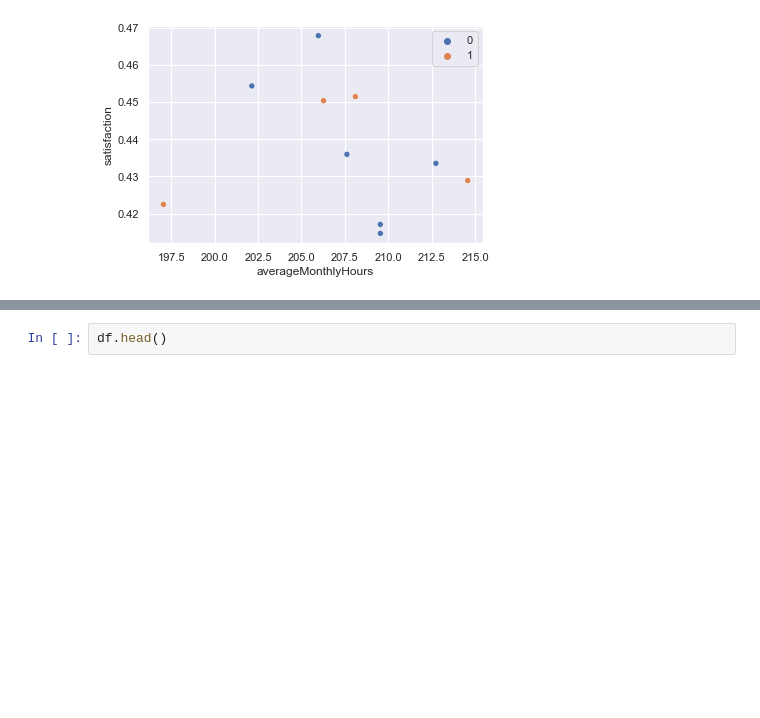
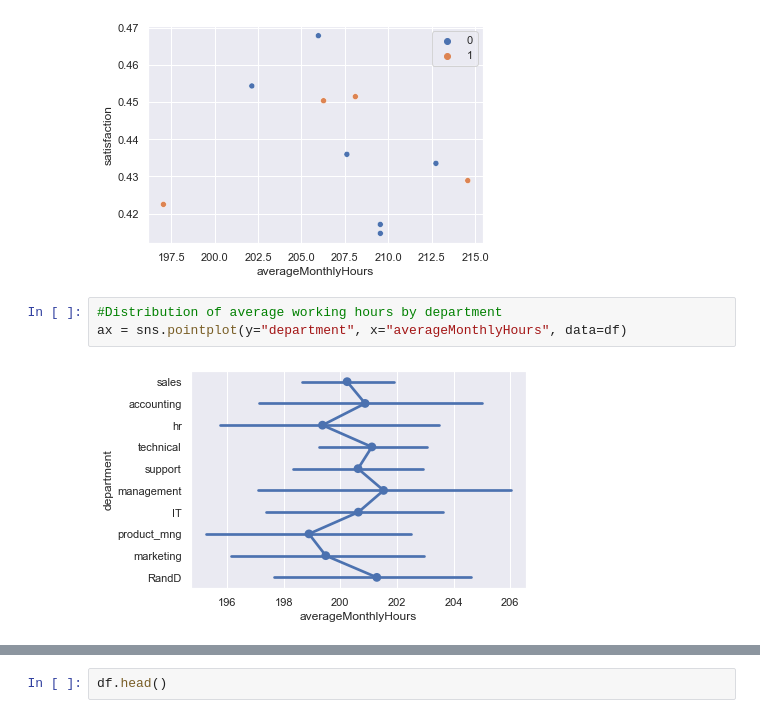
Before and after one commit to ankurdhamija83/Data-Science-Portfolio, a Jupyter notebook: Applied-ML-Models/HR-Analytics/HR-Analytics.ipynb, the cells around one changed output, grey strips where cells are left out. Drawn from its saved outputs; the diff is of its cells as text; blank space fills up the shorter version.

```diff
--- a/Applied-ML-Models/HR-Analytics/HR-Analytics.ipynb
+++ b/Applied-ML-Models/HR-Analytics/HR-Analytics.ipynb
@@ -447,3 +506,8 @@ sns.scatterplot(x=temp["averageMonthlyHours"], y=temp["satisfaction"], hue=[0,0,
 # %% [output]
 <AxesSubplot:xlabel='averageMonthlyHours', ylabel='satisfaction'>
 [figure]
+# %%
+#Distribution of average working hours by department
+ax = sns.pointplot(y="department", x="averageMonthlyHours", data=df)
+# %% [output]
+[figure, added]
```
Also changed, not shown: parts of 109 cells of this notebook.
